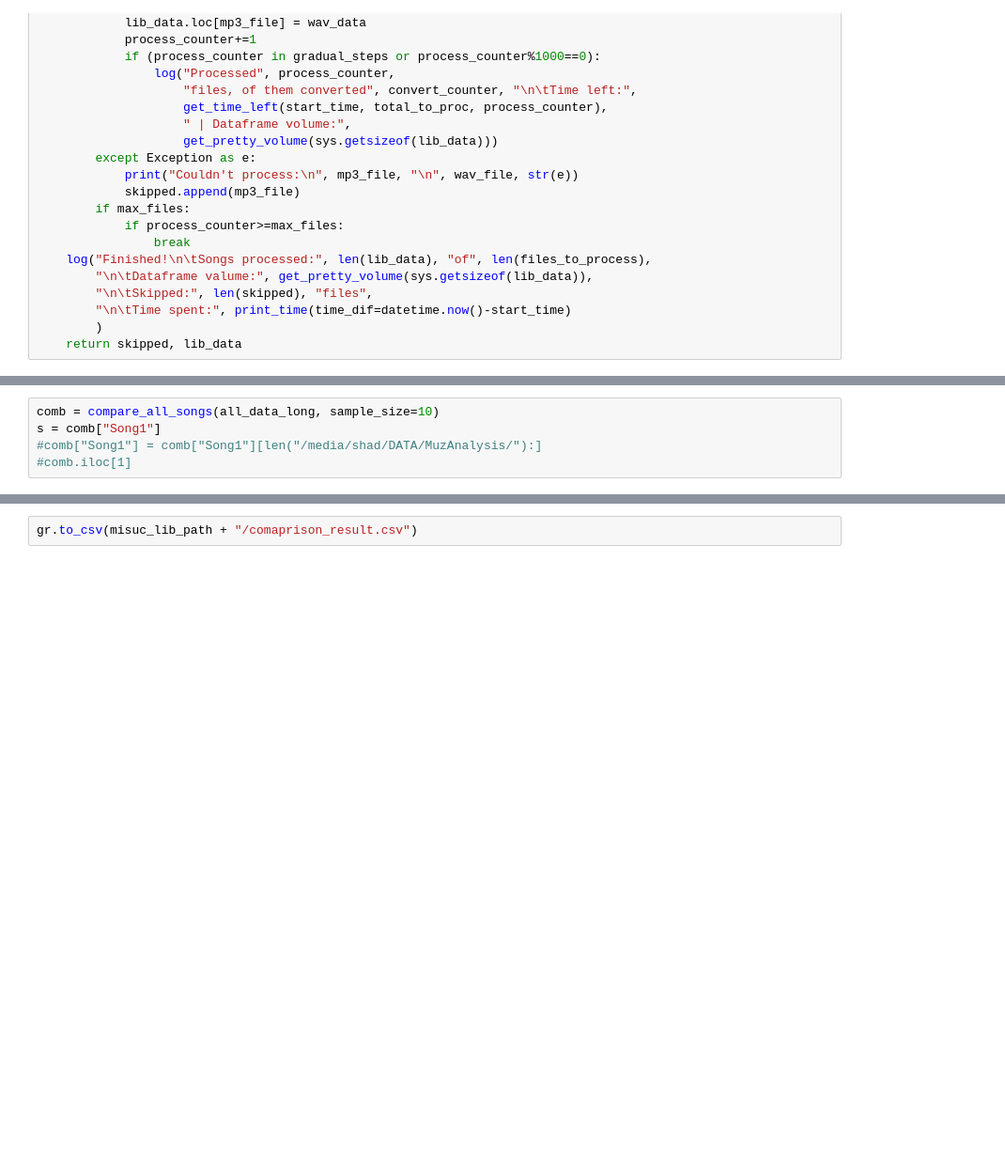
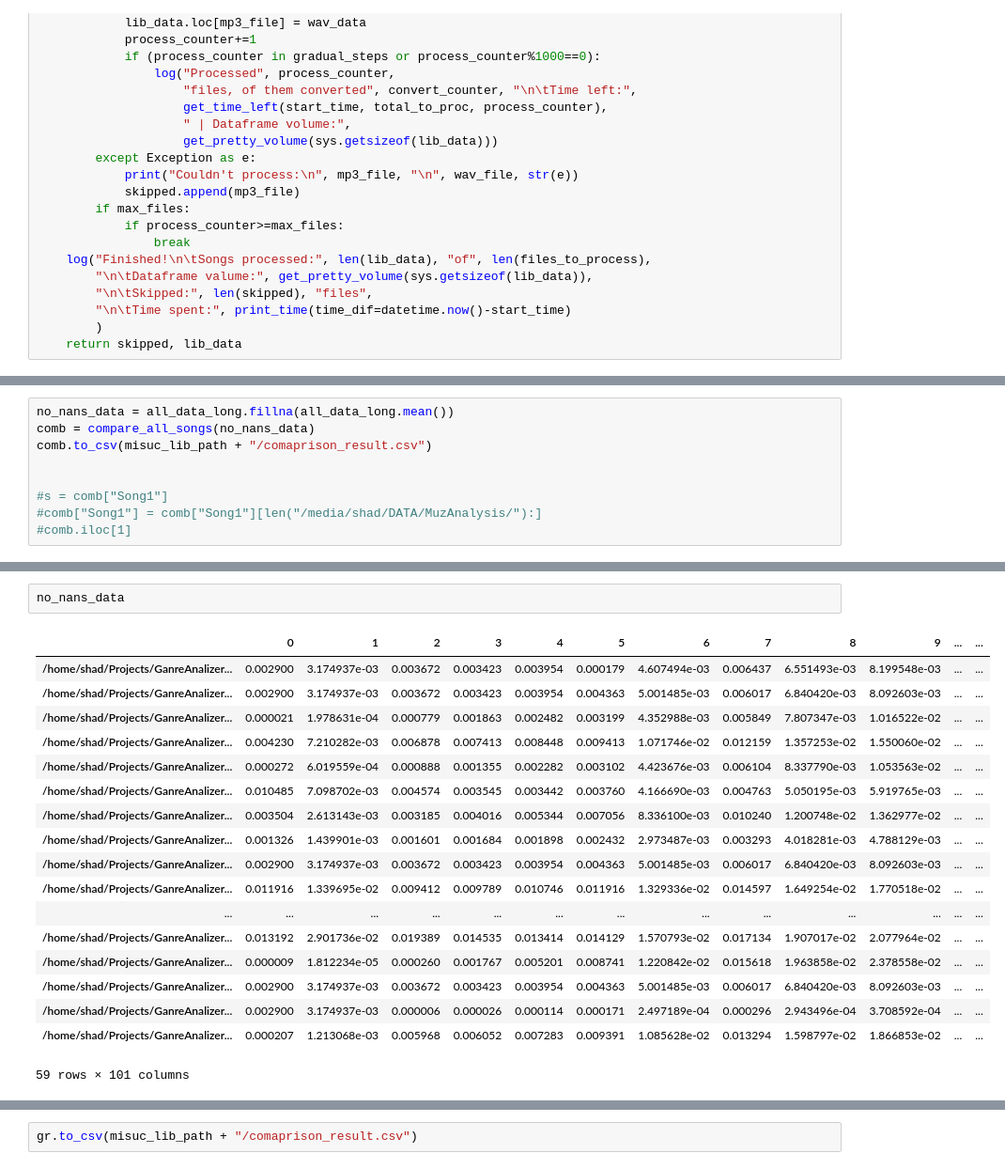
Before and after one commit to YudakovAlex/GanreAnalyser, a Jupyter notebook: GenreAnalyzer.ipynb, the cells around one changed output, grey strips where cells are left out. Shown at 94% size. Drawn from its saved outputs; the diff is of its cells as text; blank space fills up the shorter version.

```diff
--- a/GenreAnalyzer.ipynb
+++ b/GenreAnalyzer.ipynb
@@ -340,5 +375,9 @@ comb = compare_all_songs(all_data_long, sample_size=1000)
 # %%
-comb = compare_all_songs(all_data_long, sample_size=10)
-s = comb["Song1"]
+no_nans_data = all_data_long.fillna(all_data_long.mean())
+comb = compare_all_songs(no_nans_data)
+comb.to_csv(misuc_lib_path + "/comaprison_result.csv")
+
+
+#s = comb["Song1"]
 #comb["Song1"] = comb["Song1"][len("/media/shad/DATA/MuzAnalysis/"):]
 #comb.iloc[1]
@@ -345 +389,22 @@ s = comb["Song1"]
+# %%
+no_nans_data
+# %% [output]
+|  | 0 | 1 | 2 | 3 | 4 | 5 | 6 | 7 | 8 | 9 | ... | ... |
+| /home/shad/Projects/GanreAnalizer... | 0.002900 | 3.174937e-03 | 0.003672 | 0.003423 | 0.003954 | 0.000179 | 4.607494e-03 | 0.006437 | 6.551493e-03 | 8.199548e-03 | ... | ... |
+| /home/shad/Projects/GanreAnalizer... | 0.002900 | 3.174937e-03 | 0.003672 | 0.003423 | 0.003954 | 0.004363 | 5.001485e-03 | 0.006017 | 6.840420e-03 | 8.092603e-03 | ... | ... |
+| /home/shad/Projects/GanreAnalizer... | 0.000021 | 1.978631e-04 | 0.000779 | 0.001863 | 0.002482 | 0.003199 | 4.352988e-03 | 0.005849 | 7.807347e-03 | 1.016522e-02 | ... | ... |
+| /home/shad/Projects/GanreAnalizer... | 0.004230 | 7.210282e-03 | 0.006878 | 0.007413 | 0.008448 | 0.009413 | 1.071746e-02 | 0.012159 | 1.357253e-02 | 1.550060e-02 | ... | ... |
+| /home/shad/Projects/GanreAnalizer... | 0.000272 | 6.019559e-04 | 0.000888 | 0.001355 | 0.002282 | 0.003102 | 4.423676e-03 | 0.006104 | 8.337790e-03 | 1.053563e-02 | ... | ... |
+| /home/shad/Projects/GanreAnalizer... | 0.010485 | 7.098702e-03 | 0.004574 | 0.003545 | 0.003442 | 0.003760 | 4.166690e-03 | 0.004763 | 5.050195e-03 | 5.919765e-03 | ... | ... |
+| /home/shad/Projects/GanreAnalizer... | 0.003504 | 2.613143e-03 | 0.003185 | 0.004016 | 0.005344 | 0.007056 | 8.336100e-03 | 0.010240 | 1.200748e-02 | 1.362977e-02 | ... | ... |
+| /home/shad/Projects/GanreAnalizer... | 0.001326 | 1.439901e-03 | 0.001601 | 0.001684 | 0.001898 | 0.002432 | 2.973487e-03 | 0.003293 | 4.018281e-03 | 4.788129e-03 | ... | ... |
+| /home/shad/Projects/GanreAnalizer... | 0.002900 | 3.174937e-03 | 0.003672 | 0.003423 | 0.003954 | 0.004363 | 5.001485e-03 | 0.006017 | 6.840420e-03 | 8.092603e-03 | ... | ... |
+| /home/shad/Projects/GanreAnalizer... | 0.011916 | 1.339695e-02 | 0.009412 | 0.009789 | 0.010746 | 0.011916 | 1.329336e-02 | 0.014597 | 1.649254e-02 | 1.770518e-02 | ... | ... |
+| ... | ... | ... | ... | ... | ... | ... | ... | ... | ... | ... | ... | ... |
+| /home/shad/Projects/GanreAnalizer... | 0.013192 | 2.901736e-02 | 0.019389 | 0.014535 | 0.013414 | 0.014129 | 1.570793e-02 | 0.017134 | 1.907017e-02 | 2.077964e-02 | ... | ... |
+| /home/shad/Projects/GanreAnalizer... | 0.000009 | 1.812234e-05 | 0.000260 | 0.001767 | 0.005201 | 0.008741 | 1.220842e-02 | 0.015618 | 1.963858e-02 | 2.378558e-02 | ... | ... |
+| /home/shad/Projects/GanreAnalizer... | 0.002900 | 3.174937e-03 | 0.003672 | 0.003423 | 0.003954 | 0.004363 | 5.001485e-03 | 0.006017 | 6.840420e-03 | 8.092603e-03 | ... | ... |
+| /home/shad/Projects/GanreAnalizer... | 0.002900 | 3.174937e-03 | 0.000006 | 0.000026 | 0.000114 | 0.000171 | 2.497189e-04 | 0.000296 | 2.943496e-04 | 3.708592e-04 | ... | ... |
+| /home/shad/Projects/GanreAnalizer... | 0.000207 | 1.213068e-03 | 0.005968 | 0.006052 | 0.007283 | 0.009391 | 1.085628e-02 | 0.013294 | 1.598797e-02 | 1.866853e-02 | ... | ... |
+59 rows × 101 columns
 # %%
```
Also changed, not shown: parts of 16 cells of this notebook, 3 other files.
